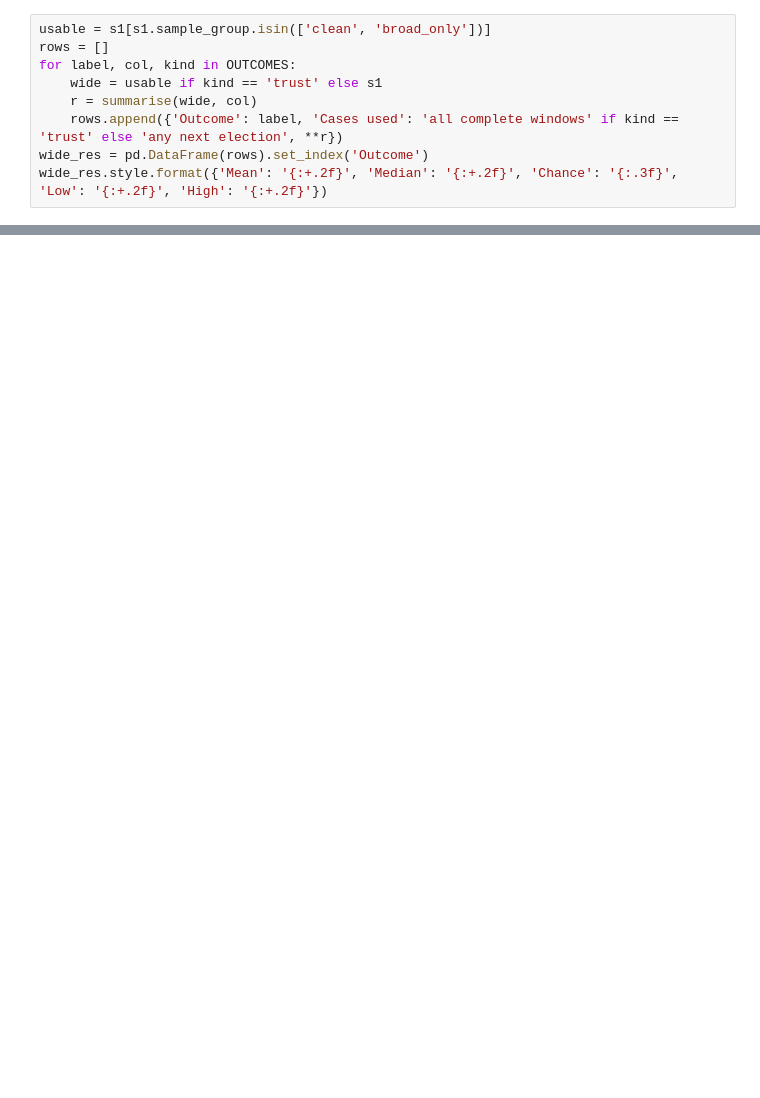
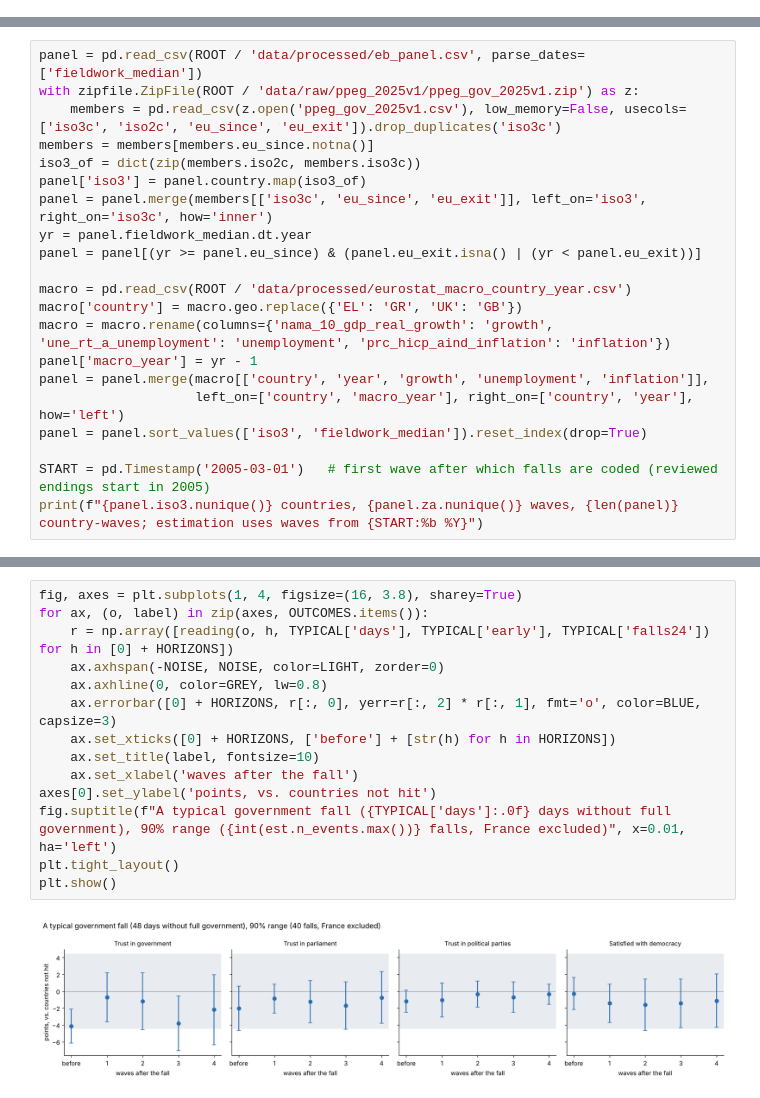
Before and after one commit to Ludusm11/democracy_stress_test, a Jupyter notebook: notebooks/Shock_1_gov_collapse.ipynb, the cells around one changed output, grey strips where cells are left out. Cells and saved outputs as stored; diff of their text form; blank space fills up the shorter version.

```diff
--- a/notebooks/Shock_1_gov_collapse.ipynb
+++ b/notebooks/Shock_1_gov_collapse.ipynb
@@ -706,9 +0,0 @@ Trust is also measured on every case with a complete window, including the 12 wh
-# %%
-usable = s1[s1.sample_group.isin(['clean', 'broad_only'])]
-rows = []
-for label, col, kind in OUTCOMES:
-    wide = usable if kind == 'trust' else s1
-    r = summarise(wide, col)
-    rows.append({'Outcome': label, 'Cases used': 'all complete windows' if kind == 'trust' else 'any next election', **r})
-wide_res = pd.DataFrame(rows).set_index('Outcome')
-wide_res.style.format({'Mean': '{:+.2f}', 'Median': '{:+.2f}', 'Chance': '{:.3f}', 'Low': '{:+.2f}', 'High': '{:+.2f}'})
@@ -749,0 +90,21 @@ Markdown('\n'.join(l for l in lines if l))
+# %%
+panel = pd.read_csv(ROOT / 'data/processed/eb_panel.csv', parse_dates=['fieldwork_median'])
+with zipfile.ZipFile(ROOT / 'data/raw/ppeg_2025v1/ppeg_gov_2025v1.zip') as z:
+    members = pd.read_csv(z.open('ppeg_gov_2025v1.csv'), low_memory=False, usecols=['iso3c', 'iso2c', 'eu_since', 'eu_exit']).drop_duplicates('iso3c')
+members = members[members.eu_since.notna()]
+iso3_of = dict(zip(members.iso2c, members.iso3c))
+panel['iso3'] = panel.country.map(iso3_of)
+panel = panel.merge(members[['iso3c', 'eu_since', 'eu_exit']], left_on='iso3', right_on='iso3c', how='inner')
+yr = panel.fieldwork_median.dt.year
+panel = panel[(yr >= panel.eu_since) & (panel.eu_exit.isna() | (yr < panel.eu_exit))]
+
+macro = pd.read_csv(ROOT / 'data/processed/eurostat_macro_country_year.csv')
+macro['country'] = macro.geo.replace({'EL': 'GR', 'UK': 'GB'})
+macro = macro.rename(columns={'nama_10_gdp_real_growth': 'growth', 'une_rt_a_unemployment': 'unemployment', 'prc_hicp_aind_inflation': 'inflation'})
+panel['macro_year'] = yr - 1
+panel = panel.merge(macro[['country', 'year', 'growth', 'unemployment', 'inflation']],
+                    left_on=['country', 'macro_year'], right_on=['country', 'year'], how='left')
+panel = panel.sort_values(['iso3', 'fieldwork_median']).reset_index(drop=True)
+
+START = pd.Timestamp('2005-03-01')   # first wave after which falls are coded (reviewed endings start in 2005)
+print(f"{panel.iso3.nunique()} countries, {panel.za.nunique()} waves, {len(panel)} country-waves; estimation uses waves from {START:%b %Y}")
@@ -749,0 +241,16 @@ Markdown('\n'.join(l for l in lines if l))
+# %%
+fig, axes = plt.subplots(1, 4, figsize=(16, 3.8), sharey=True)
+for ax, (o, label) in zip(axes, OUTCOMES.items()):
+    r = np.array([reading(o, h, TYPICAL['days'], TYPICAL['early'], TYPICAL['falls24']) for h in [0] + HORIZONS])
+    ax.axhspan(-NOISE, NOISE, color=LIGHT, zorder=0)
+    ax.axhline(0, color=GREY, lw=0.8)
+    ax.errorbar([0] + HORIZONS, r[:, 0], yerr=r[:, 2] * r[:, 1], fmt='o', color=BLUE, capsize=3)
+    ax.set_xticks([0] + HORIZONS, ['before'] + [str(h) for h in HORIZONS])
+    ax.set_title(label, fontsize=10)
+    ax.set_xlabel('waves after the fall')
+axes[0].set_ylabel('points, vs. countries not hit')
+fig.suptitle(f"A typical government fall ({TYPICAL['days']:.0f} days without full government), 90% range ({int(est.n_events.max())} falls, France excluded)", x=0.01, ha='left')
+plt.tight_layout()
+plt.show()
+# %% [output]
+[figure, added]
```
Also changed, not shown: parts of 75 cells of this notebook, 9 other files.
